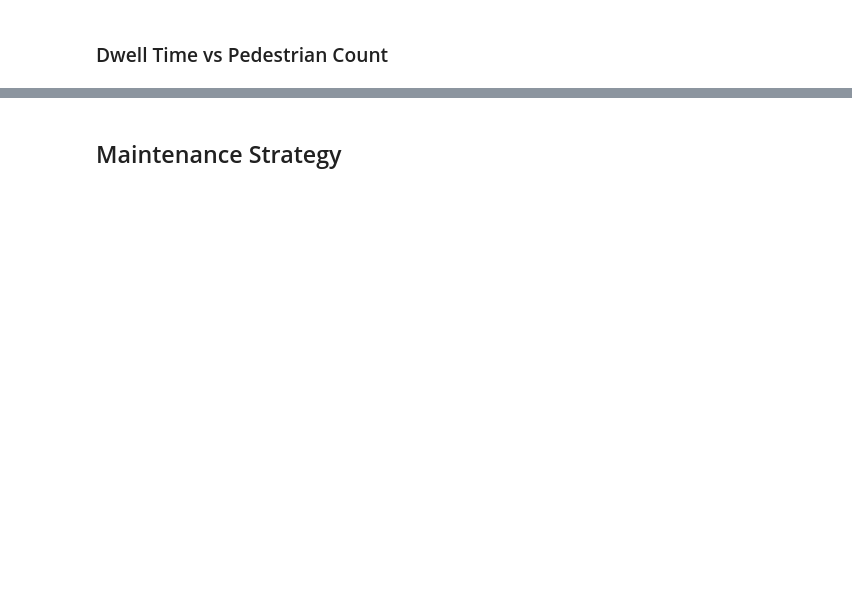
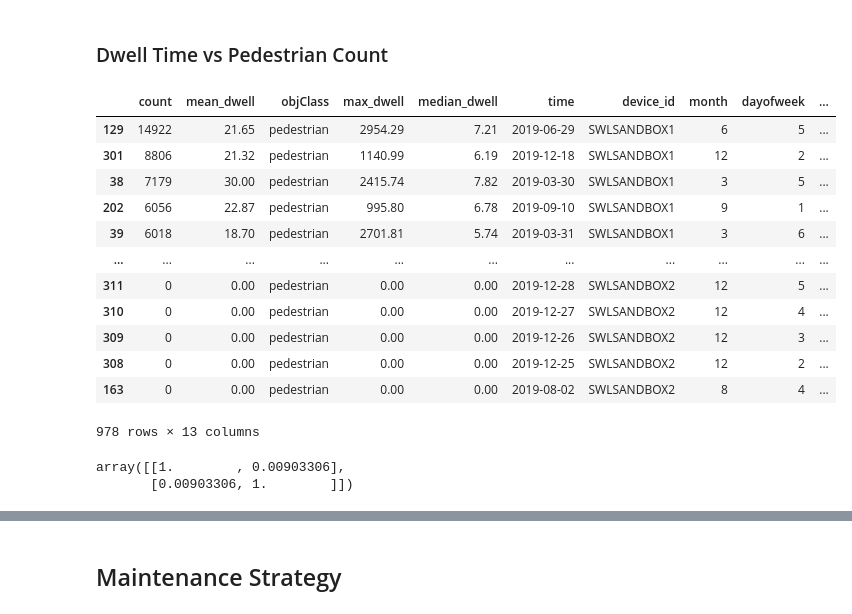
Before and after one commit to wangz585/Sidewalk-Lab-Data-Analysis, a Jupyter notebook: webpage.ipynb, the cells around one changed output, grey strips where cells are left out. Drawn from its saved outputs; the diff is of its cells as text; code cells hidden in the pictures; blank space fills up the shorter version.

```diff
--- a/webpage.ipynb
+++ b/webpage.ipynb
@@ -1861,3 +1778,25 @@ def plot_dwell_time_ped_count(event, location):
 
     fig.update_layout(height=700, width=1200, title_text=title)
     fig.show()
+# %%
+feed_dwell_1d_df.sort_values('count', ascending=False)
+# %% [output]
+|  | count | mean_dwell | objClass | max_dwell | median_dwell | time | device_id | month | dayofweek | ... |
+| 129 | 14922 | 21.65 | pedestrian | 2954.29 | 7.21 | 2019-06-29 | SWLSANDBOX1 | 6 | 5 | ... |
+| 301 | 8806 | 21.32 | pedestrian | 1140.99 | 6.19 | 2019-12-18 | SWLSANDBOX1 | 12 | 2 | ... |
+| 38 | 7179 | 30.00 | pedestrian | 2415.74 | 7.82 | 2019-03-30 | SWLSANDBOX1 | 3 | 5 | ... |
+| 202 | 6056 | 22.87 | pedestrian | 995.80 | 6.78 | 2019-09-10 | SWLSANDBOX1 | 9 | 1 | ... |
+| 39 | 6018 | 18.70 | pedestrian | 2701.81 | 5.74 | 2019-03-31 | SWLSANDBOX1 | 3 | 6 | ... |
+| ... | ... | ... | ... | ... | ... | ... | ... | ... | ... | ... |
+| 311 | 0 | 0.00 | pedestrian | 0.00 | 0.00 | 2019-12-28 | SWLSANDBOX2 | 12 | 5 | ... |
+| 310 | 0 | 0.00 | pedestrian | 0.00 | 0.00 | 2019-12-27 | SWLSANDBOX2 | 12 | 4 | ... |
+| 309 | 0 | 0.00 | pedestrian | 0.00 | 0.00 | 2019-12-26 | SWLSANDBOX2 | 12 | 3 | ... |
+| 308 | 0 | 0.00 | pedestrian | 0.00 | 0.00 | 2019-12-25 | SWLSANDBOX2 | 12 | 2 | ... |
+| 163 | 0 | 0.00 | pedestrian | 0.00 | 0.00 | 2019-08-02 | SWLSANDBOX2 | 8 | 4 | ... |
+978 rows × 13 columns
+# %%
+a = feed_dwell_1h_df[feed_dwell_1h_df.hasEvent==False]
+np.corrcoef(a['count'], a['mean_dwell'])
+# %% [output]
+array([[1.        , 0.00903306],
+       [0.00903306, 1.        ]])
```
Also changed, not shown: parts of 36 cells of this notebook.
